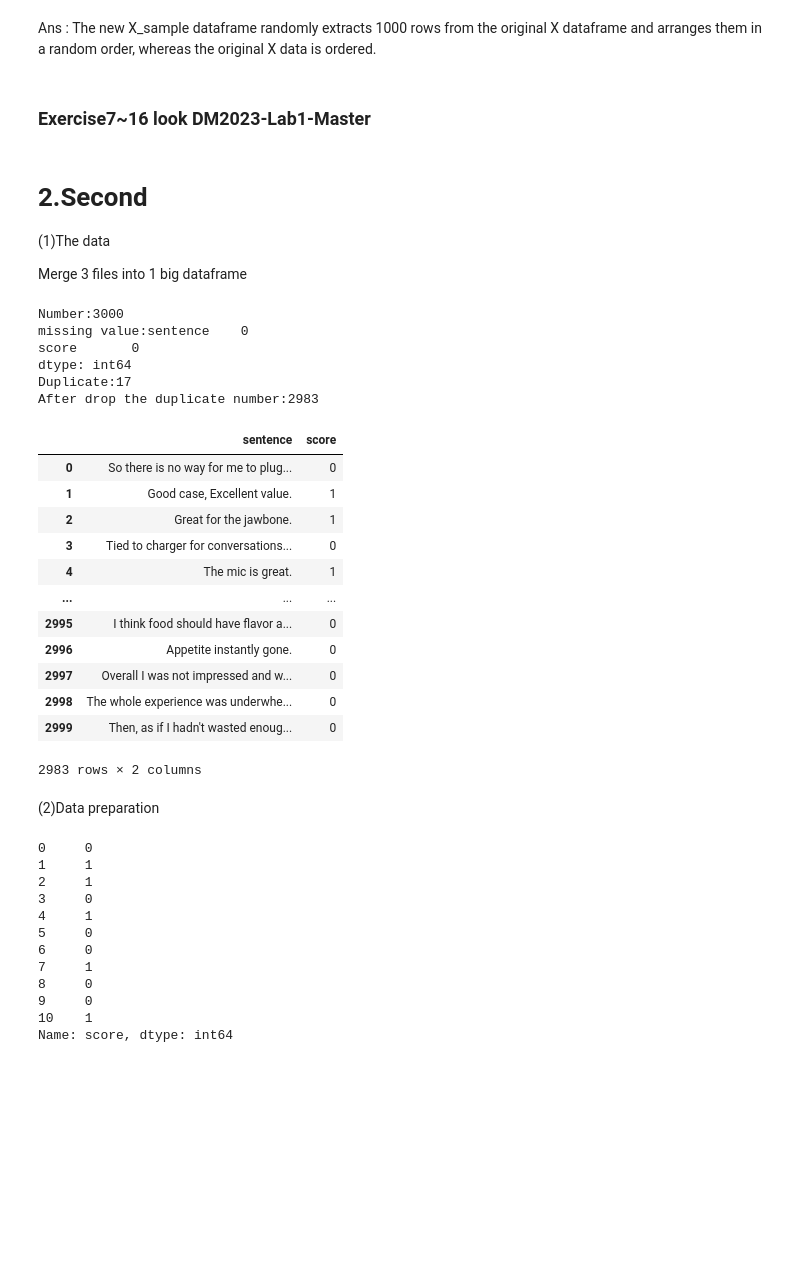
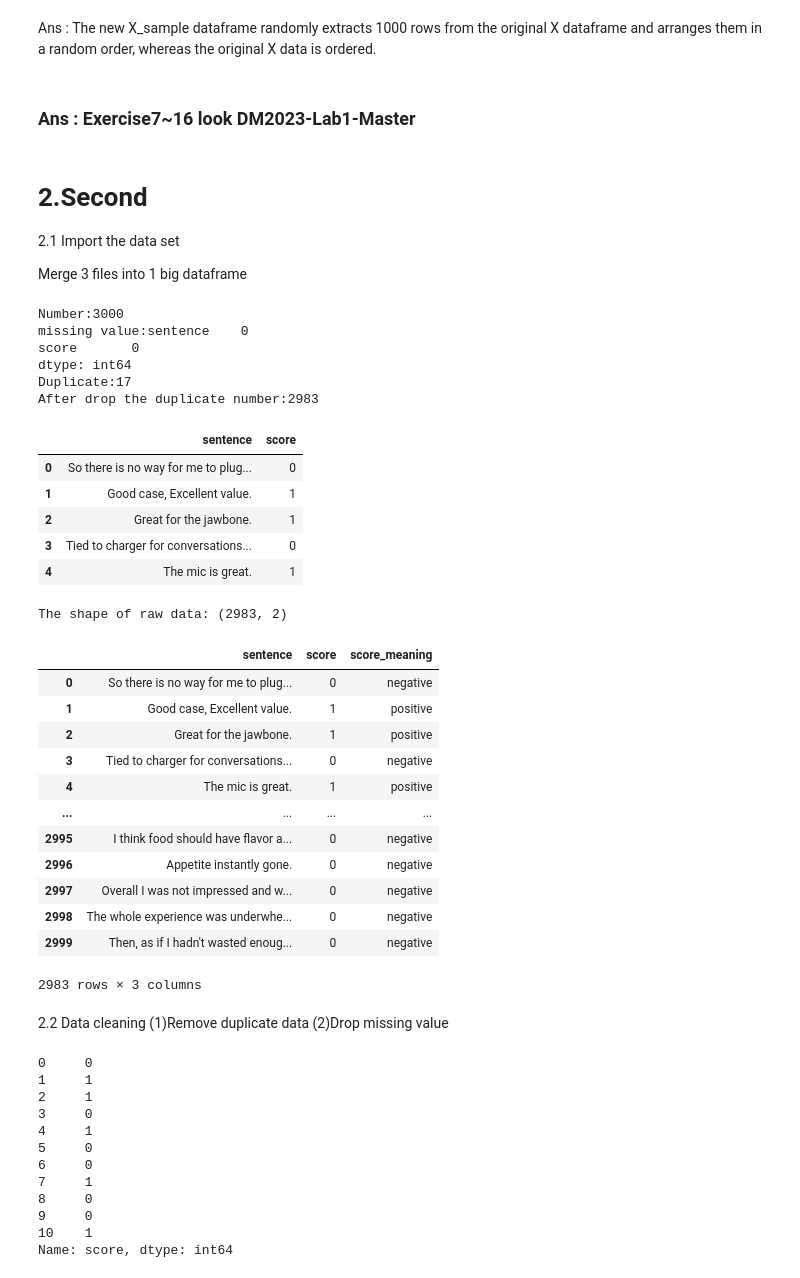
Before and after one commit to Jerry112138503/DM2023-Lab1-Master, a Jupyter notebook: Homework/DM2023-Lab1-Homework.ipynb, the cells around one changed output. Cells and saved outputs as stored; diff of their text form; code cells hidden in the pictures; blank space fills up the shorter version.

```diff
--- a/Homework/DM2023-Lab1-Homework.ipynb
+++ b/Homework/DM2023-Lab1-Homework.ipynb
@@ -271,10 +268,10 @@ Notice any changes from the `X` dataframe to the `X_sample` dataframe? What are
 # %% [markdown]
 Ans : The new X_sample dataframe randomly extracts 1000 rows from the original X dataframe and arranges them in a random order, whereas the original X data is ordered.
 # %% [markdown]
-### Exercise7~16 look DM2023-Lab1-Master
+### Ans : Exercise7~16 look DM2023-Lab1-Master
 # %% [markdown]
 # 2.Second
-(1)The data
+2.1 Import the data set
 
 Merge 3 files into 1 big dataframe
 # %%
@@ -293,36 +289,53 @@ def read(filename):
 # %%
 df_amazon=read('sentiment labelled sentences/amazon_cells_labelled.txt')
 df_imdb=read('sentiment labelled sentences/imdb_labelled.txt')
 df_yelp=read('sentiment labelled sentences/yelp_labelled.txt')
 df = pd.concat([df_amazon, df_imdb, df_yelp], ignore_index=True)
 print(f"Number:{len(df)}")
 print(f"missing value:{df.isnull().sum()}")
 print(f"Duplicate:{df.duplicated().sum()}")
 df.drop_duplicates(inplace=True)
 print(f"After drop the duplicate number:{len(df)}")
-df
+df.head()
 # %% [output]
 Number:3000
 missing value:sentence    0
 score       0
 dtype: int64
 Duplicate:17
 After drop the duplicate number:2983
 |  | sentence | score |
 | 0 | So there is no way for me to plug... | 0 |
 | 1 | Good case, Excellent value. | 1 |
 | 2 | Great for the jawbone. | 1 |
 | 3 | Tied to charger for conversations... | 0 |
 | 4 | The mic is great. | 1 |
-| ... | ... | ... |
-| 2995 | I think food should have flavor a... | 0 |
-| 2996 | Appetite instantly gone. | 0 |
-| 2997 | Overall I was not impressed and w... | 0 |
-| 2998 | The whole experience was underwhe... | 0 |
-| 2999 | Then, as if I hadn't wasted enoug... | 0 |
-2983 rows × 2 columns
-# %% [markdown]
-(2)Data preparation
+# %%
+print("The shape of raw data:",df.shape)
+# %% [output]
+The shape of raw data: (2983, 2)
+# %%
+category_name = ['negative', 'positive']
+df['score_meaning'] = df.score.apply(lambda t: category_name[t])
+df
+# %% [output]
+|  | sentence | score | score_meaning |
+| 0 | So there is no way for me to plug... | 0 | negative |
+| 1 | Good case, Excellent value. | 1 | positive |
+| 2 | Great for the jawbone. | 1 | positive |
+| 3 | Tied to charger for conversations... | 0 | negative |
+| 4 | The mic is great. | 1 | positive |
+| ... | ... | ... | ... |
+| 2995 | I think food should have flavor a... | 0 | negative |
+| 2996 | Appetite instantly gone. | 0 | negative |
+| 2997 | Overall I was not impressed and w... | 0 | negative |
+| 2998 | The whole experience was underwhe... | 0 | negative |
+| 2999 | Then, as if I hadn't wasted enoug... | 0 | negative |
+2983 rows × 3 columns
+# %% [markdown]
+2.2 Data cleaning
+(1)Remove duplicate data
+(2)Drop missing value
 # %%
 df.loc[:10, 'score']
 # %% [output]
```
Also changed, not shown: parts of 24 cells of this notebook.
